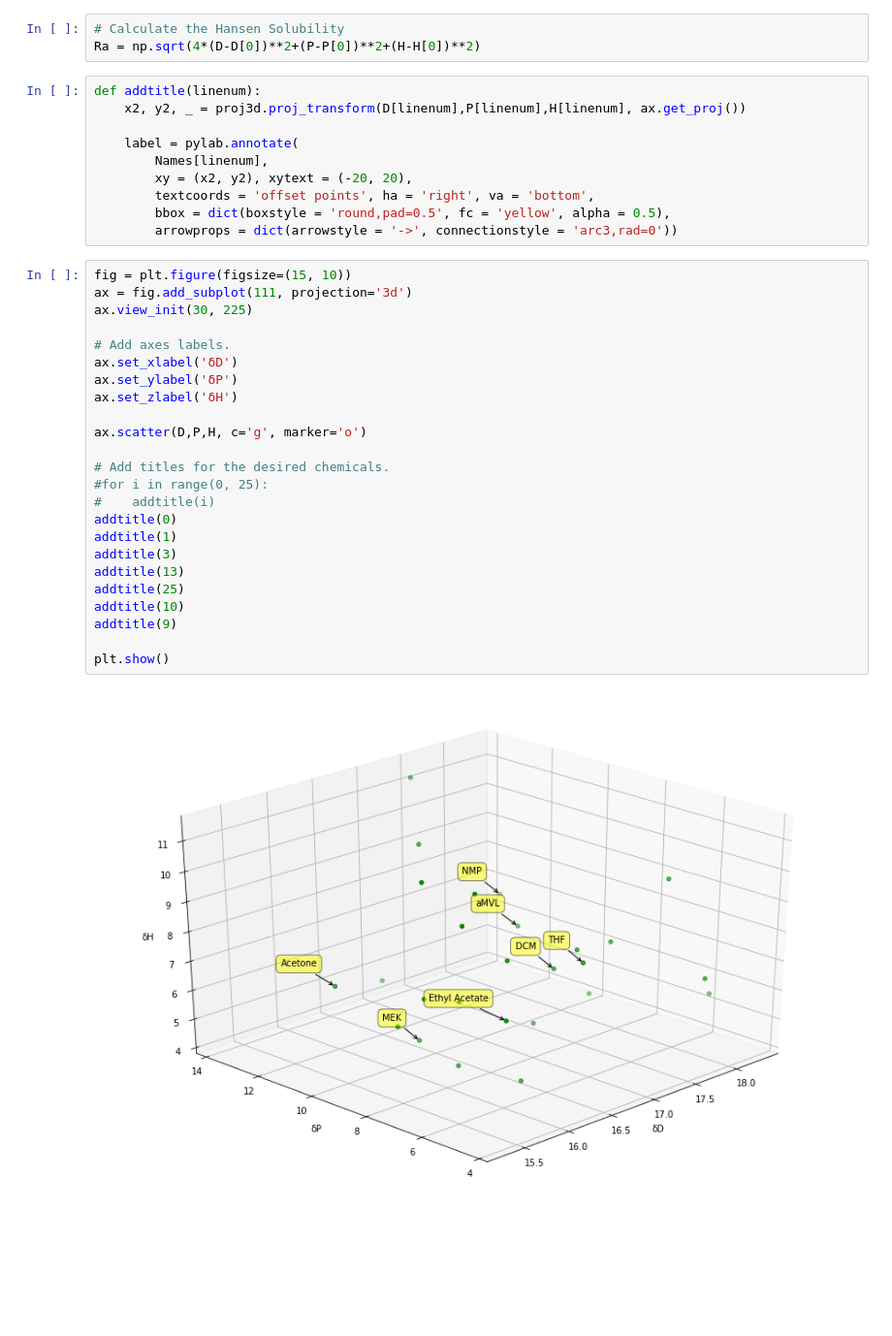
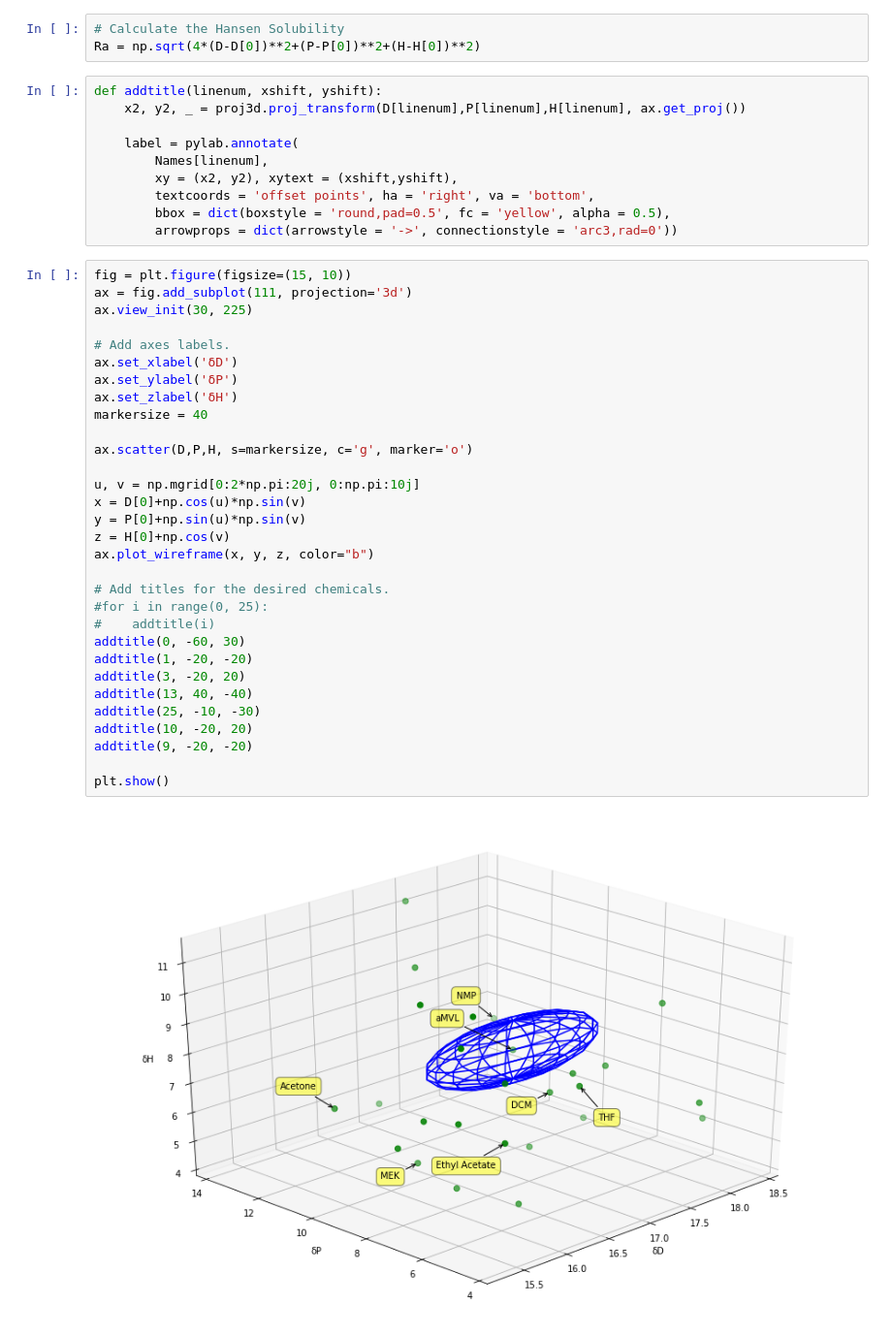
Before and after one commit to neltnerb/Solvent_Chart, a Jupyter notebook: Solvents.ipynb, the cells around one changed output. Shown: that part at 97% size. Saved outputs shown, nothing was run; the diff lists cells and outputs as text; blank space fills up the shorter version.

```diff
--- a/Solvents.ipynb
+++ b/Solvents.ipynb
@@ -20,38 +20,45 @@ H = df['δH'].values
 # Calculate the Hansen Solubility
 Ra = np.sqrt(4*(D-D[0])**2+(P-P[0])**2+(H-H[0])**2)
 # %%
-def addtitle(linenum):
+def addtitle(linenum, xshift, yshift):
     x2, y2, _ = proj3d.proj_transform(D[linenum],P[linenum],H[linenum], ax.get_proj())
 
     label = pylab.annotate(
         Names[linenum],
-        xy = (x2, y2), xytext = (-20, 20),
+        xy = (x2, y2), xytext = (xshift,yshift),
         textcoords = 'offset points', ha = 'right', va = 'bottom',
         bbox = dict(boxstyle = 'round,pad=0.5', fc = 'yellow', alpha = 0.5),
         arrowprops = dict(arrowstyle = '->', connectionstyle = 'arc3,rad=0'))
 # %%
 fig = plt.figure(figsize=(15, 10))
 ax = fig.add_subplot(111, projection='3d')
 ax.view_init(30, 225)
 
 # Add axes labels.
 ax.set_xlabel('δD')
 ax.set_ylabel('δP')
 ax.set_zlabel('δH')
+markersize = 40
 
-ax.scatter(D,P,H, c='g', marker='o')
+ax.scatter(D,P,H, s=markersize, c='g', marker='o')
+
+u, v = np.mgrid[0:2*np.pi:20j, 0:np.pi:10j]
+x = D[0]+np.cos(u)*np.sin(v)
+y = P[0]+np.sin(u)*np.sin(v)
+z = H[0]+np.cos(v)
+ax.plot_wireframe(x, y, z, color="b")
 
 # Add titles for the desired chemicals.
 #for i in range(0, 25):
 #    addtitle(i)
-addtitle(0)
-addtitle(1)
-addtitle(3)
-addtitle(13)
-addtitle(25)
-addtitle(10)
-addtitle(9)
+addtitle(0, -60, 30)
+addtitle(1, -20, -20)
+addtitle(3, -20, 20)
+addtitle(13, 40, -40)
+addtitle(25, -10, -30)
+addtitle(10, -20, 20)
+addtitle(9, -20, -20)
 
 plt.show()
 # %% [output]
-[figure, old version]
+[figure, new version]
```
